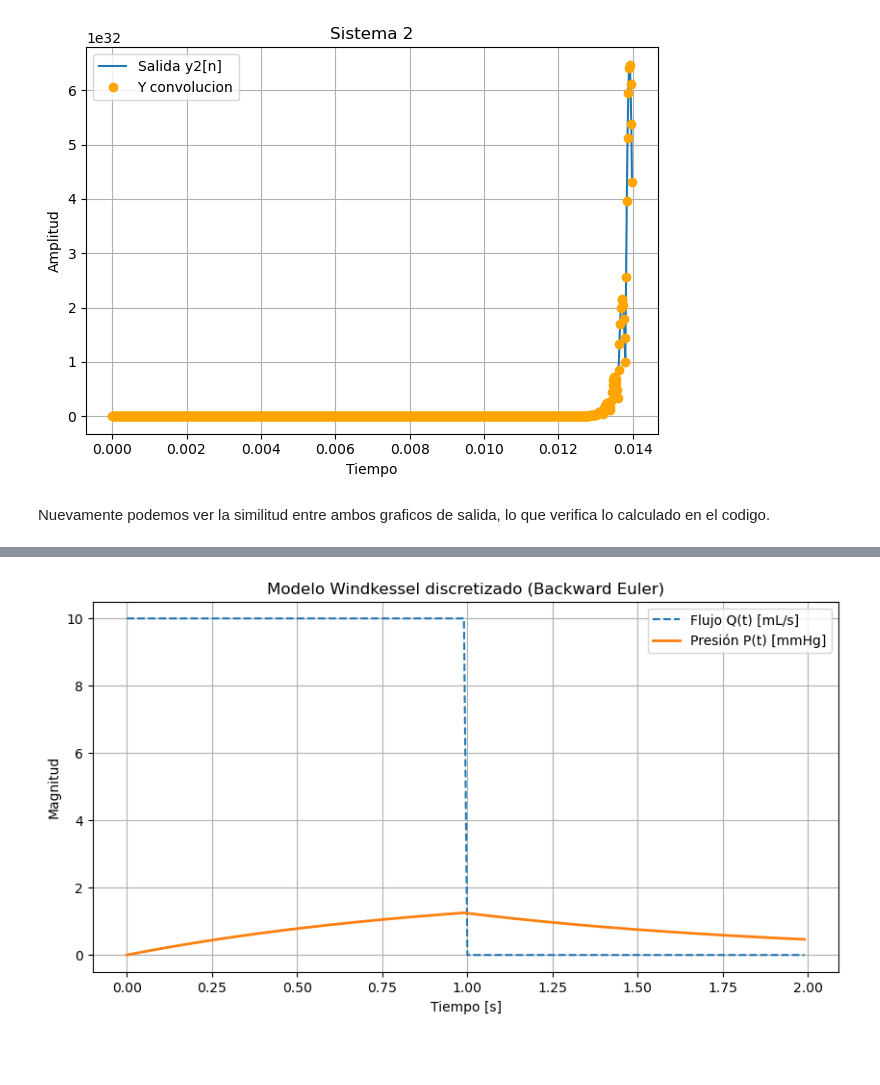
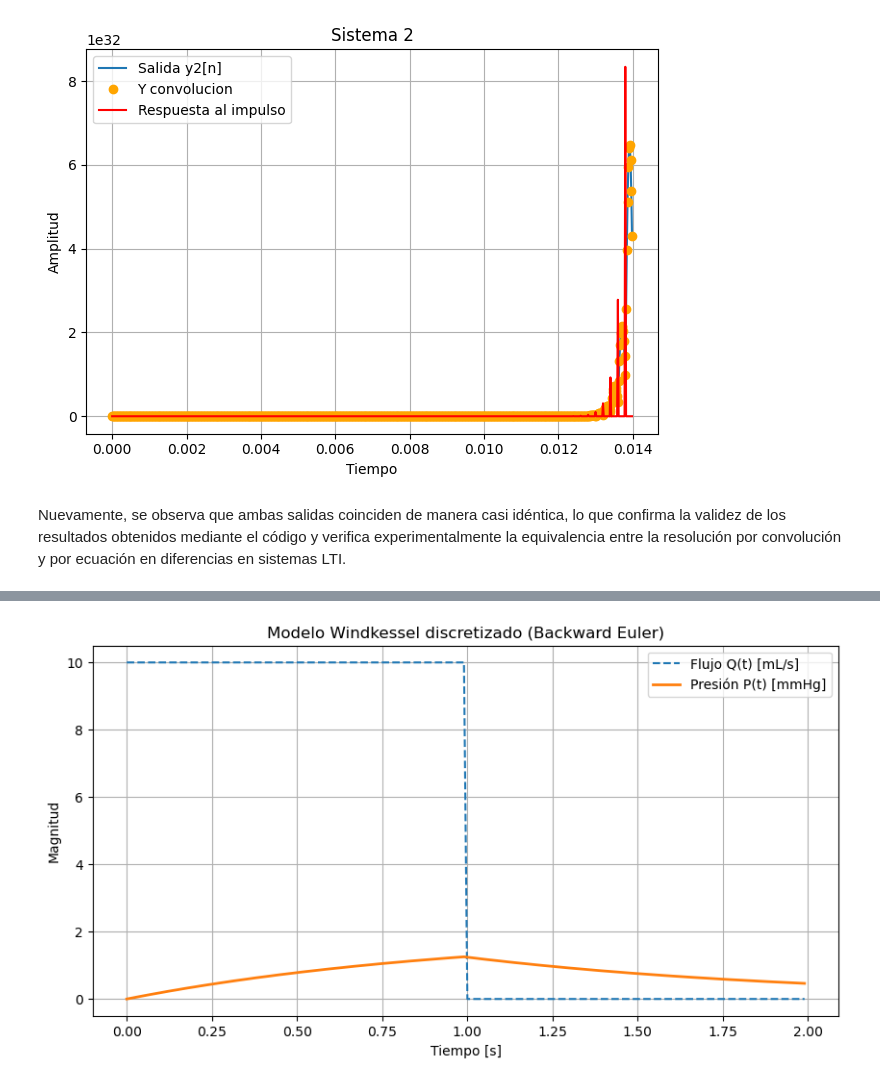
Before and after one commit to mile-ws/pdstestbench, a Jupyter notebook: TS2_MWS.ipynb, the cells around one changed output, grey strips where cells are left out. Saved outputs shown, nothing was run; the diff lists cells and outputs as text; code cells hidden in the pictures; blank space fills up the shorter version.

```diff
--- a/TS2_MWS.ipynb
+++ b/TS2_MWS.ipynb
@@ -229,29 +367,31 @@ Este presenta la misma situacion de los terminos nulos, en este caso con los de
 # %%
 a2 = np.zeros(11) #coeficientes de y
 a2[0] = 1
 a2[10] = -3
 
 b2 = np.array([1]) #coeficientes de x
 
 h2 = signal.lfilter(b2, a2, delta)  #respuesta al impulso
 y2_conv = np.convolve(x_senoidal, h2)[:len(x_senoidal)]
 y2 = signal.lfilter(b2, a2, x_senoidal)
 
+
 plt.figure()
 plt.plot(t, y2, label="Salida y2[n]")
 plt.plot(t, y2_conv, "o",color='orange' , label="Y convolucion")
+plt.plot(t, h2, "-",color='red' , label="Respuesta al impulso")
 plt.title("Sistema 2")
 plt.xlabel("Tiempo")
 plt.ylabel("Amplitud")
 plt.legend()
 plt.grid(True)
 
 plt.tight_layout()
 plt.show()
 # %% [output]
-[figure, old version]
+[figure, new version]
 # %% [markdown]
-Nuevamente podemos ver la similitud entre ambos graficos de salida, lo que verifica lo calculado en el codigo.
+Nuevamente, se observa que ambas salidas coinciden de manera casi idéntica, lo que confirma la validez de los resultados obtenidos mediante el código y verifica experimentalmente la equivalencia entre la resolución por convolución y por ecuación en diferencias en sistemas LTI.
 # %% [markdown]
 # 3) Bonus
 
```
Also changed, not shown: parts of 13 cells of this notebook, 1 other file.
